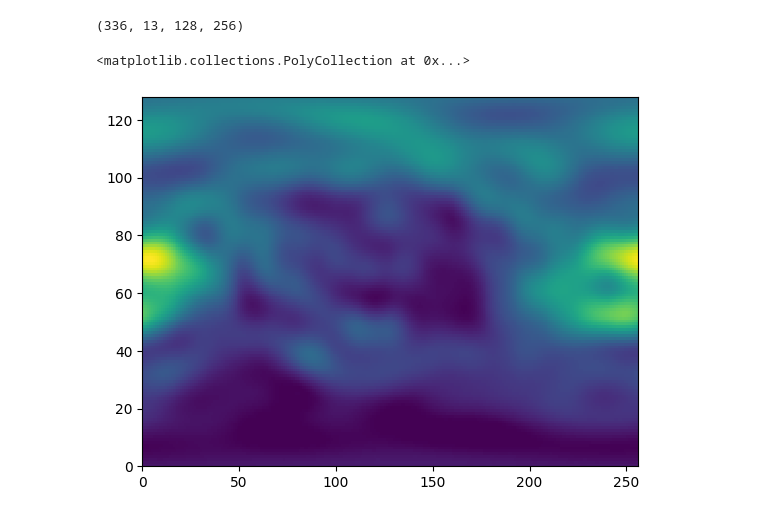
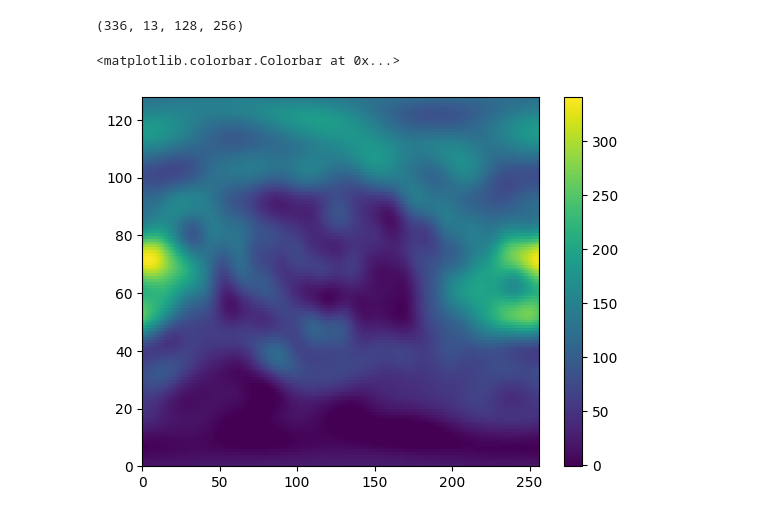
Before and after one commit to xuetaowave/FourCastNetTEC, a Jupyter notebook: Data_TEC_256x512/show_data.ipynb, the cells around one changed output. Cells and saved outputs as stored; diff of their text form; code cells hidden in the pictures.

```diff
--- a/Data_TEC_256x512/show_data.ipynb
+++ b/Data_TEC_256x512/show_data.ipynb
@@ -11,7 +11,7 @@ data.shape
 (336, 13, 128, 256)
 # %%
 plt.pcolor(data[0, 0])
-pass
+plt.colorbar()
 # %% [output]
-<matplotlib.collections.PolyCollection at 0x...>
+<matplotlib.colorbar.Colorbar at 0x...>
-[figure, old version]
+[figure, new version]
```
Also changed, not shown: 7 other files.
